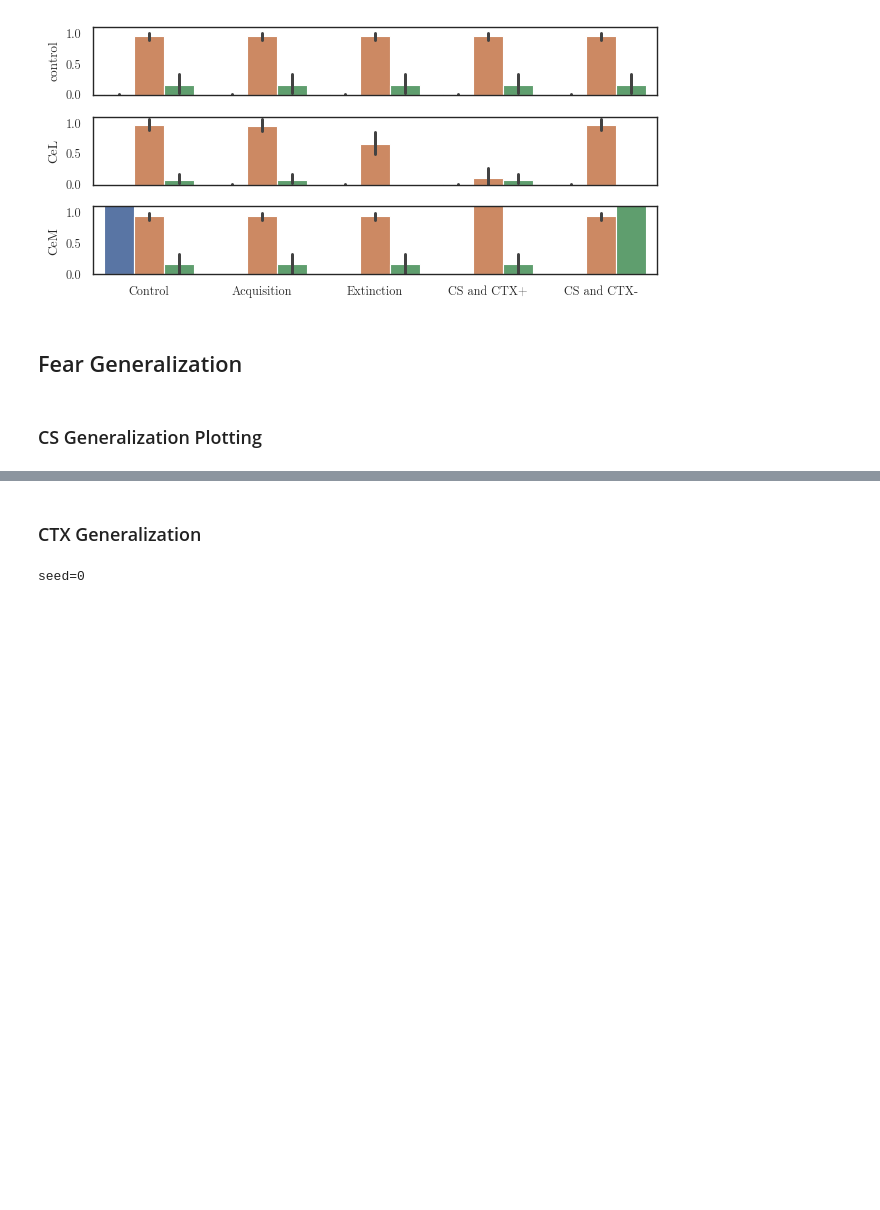
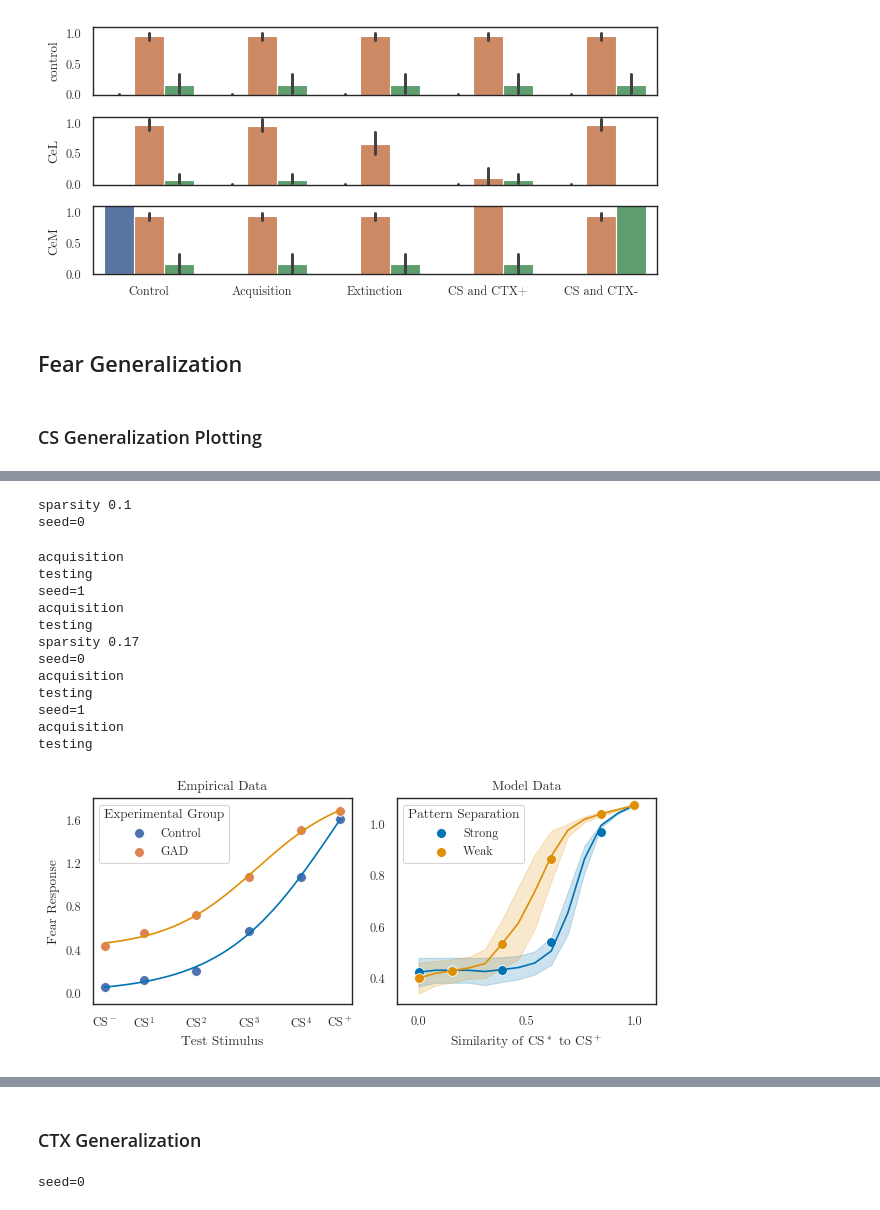
Before and after one commit to psipeter/amygdala, a Jupyter notebook: experiments.ipynb, the cells around one changed output, grey strips where cells are left out. Cells and saved outputs as stored; diff of their text form; code cells hidden in the pictures; blank space fills up the shorter version.

Commit message:
manual parameter tuning for generalization curve matching

```diff
--- a/experiments.ipynb
+++ b/experiments.ipynb
@@ -1019,10 +926,0 @@ testing
-# %%
-intercepts = [0.6, 0.4, 0.2]
-seeds = 5
-nCS = 30
-dim_CS = 7
-dim_CTX = 5
-for i in intercepts:
-    print(f"intercept {i}")
-    genCS(seeds=seeds, nCS=nCS, intercept_CS=i, dim_CS=dim_CS, dim_CTX=dim_CTX, load=False)
-plot_genCS(intercepts, dim_CS, dim_CTX)
@@ -1050,10 +926,0 @@ testing
-# %%
-intercepts = [0.6, 0.4, 0.2]
-seeds = 5
-nCS = 30
-dim_CS = 11
-dim_CTX = 5
-for i in intercepts:
-    print(f"intercept {i}")
-    genCS(seeds=seeds, nCS=nCS, intercept_CS=i, dim_CS=dim_CS, dim_CTX=dim_CTX, load=False)
-plot_genCS(intercepts, dim_CS, dim_CTX)
@@ -1104,0 +927,40 @@ fig.savefig(f"dimensions.png", dpi=600)
+# %%
+sparsities = [0.1, 0.2]
+seeds = 10
+nCS = 22
+dim_CS = 3
+dim_CTX = 5
+nNeuronsExtCS = 10000
+for i in sparsities:
+    print(f"sparsity {i}")
+    genCS(seeds=seeds, nCS=nCS, dim_CS=dim_CS, dim_CTX=dim_CTX, nNeuronsExtCS=nNeuronsExtCS,
+          sparsity=i, choose_intercepts_method='sparsity')
+plot_genCS(sparsities, dim_CS, dim_CTX, xmin=0.0, ymin=0.3, ymax=1.1)
+# %%
+sparsities = [0.1, 0.17]
+seeds = 2
+nCS = 14
+dim_CS = 3
+dim_CTX = 5
+nNeuronsExtCS = 10000
+for i in sparsities:
+    print(f"sparsity {i}")
+    genCS(seeds=seeds, nCS=nCS, dim_CS=dim_CS, dim_CTX=dim_CTX, nNeuronsExtCS=nNeuronsExtCS,
+          sparsity=i, choose_intercepts_method='sparsity')
+plot_genCS(sparsities, dim_CS, dim_CTX, xmin=0.0, ymin=0.3, ymax=1.1)
+# %% [output]
+sparsity 0.1
+seed=0
+acquisition
+testing
+seed=1
+acquisition
+testing
+sparsity 0.17
+seed=0
+acquisition
+testing
+seed=1
+acquisition
+testing
+[figure, added]
```
Also changed, not shown: parts of 24 cells of this notebook.
